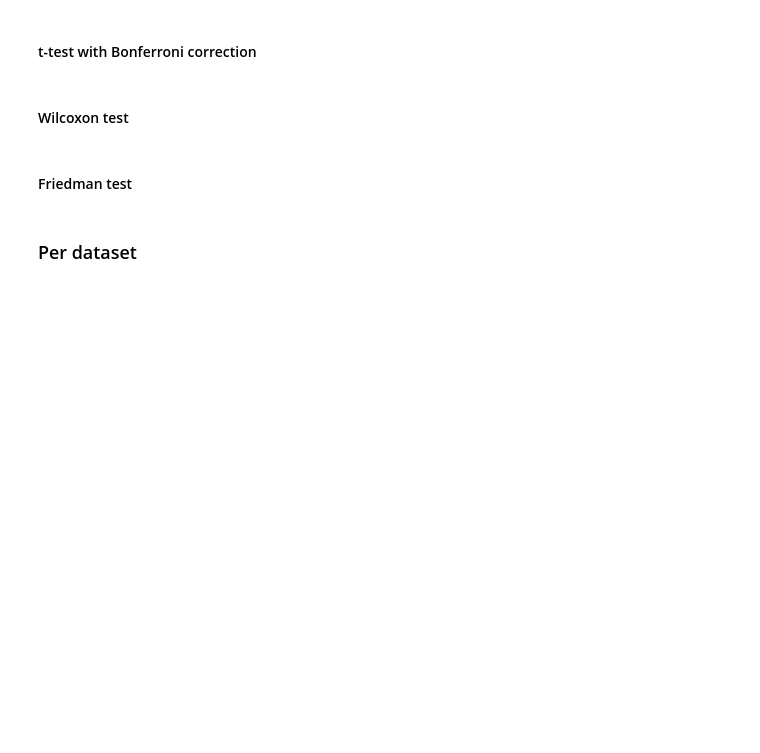
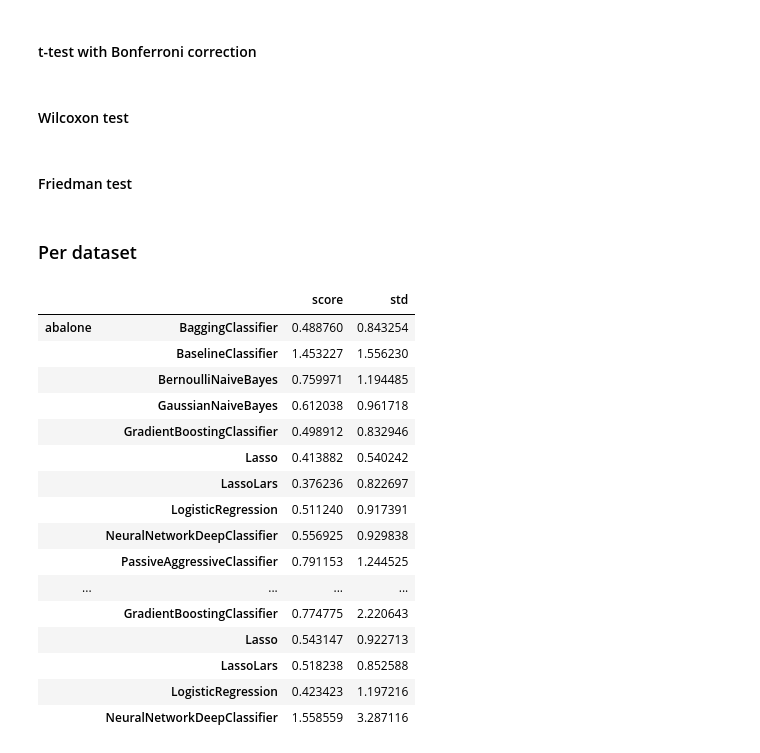
Before and after one commit to sktime/mlaut, a Jupyter notebook: Untitled.ipynb, the cells around one changed output. Saved outputs shown, nothing was run; the diff lists cells and outputs as text; code cells hidden in the pictures; blank space fills up the shorter version.

Commit message:
error per dataset notebook

```diff
--- a/Untitled.ipynb
+++ b/Untitled.ipynb
@@ -99,0 +63,20 @@ sp.posthoc_nemenyi(errors,val_col='values', group_col='groups')
+# %%
+error_per_dataset_df
+# %% [output]
+|  |  | score | std |
+| abalone | BaggingClassifier | 0.488760 | 0.843254 |
+|  | BaselineClassifier | 1.453227 | 1.556230 |
+|  | BernoulliNaiveBayes | 0.759971 | 1.194485 |
+|  | GaussianNaiveBayes | 0.612038 | 0.961718 |
+|  | GradientBoostingClassifier | 0.498912 | 0.832946 |
+|  | Lasso | 0.413882 | 0.540242 |
+|  | LassoLars | 0.376236 | 0.822697 |
+|  | LogisticRegression | 0.511240 | 0.917391 |
+|  | NeuralNetworkDeepClassifier | 0.556925 | 0.929838 |
+|  | PassiveAggressiveClassifier | 0.791153 | 1.244525 |
+| ... | ... | ... | ... |
+|  | GradientBoostingClassifier | 0.774775 | 2.220643 |
+|  | Lasso | 0.543147 | 0.922713 |
+|  | LassoLars | 0.518238 | 0.852588 |
+|  | LogisticRegression | 0.423423 | 1.197216 |
+|  | NeuralNetworkDeepClassifier | 1.558559 | 3.287116 |
```
Also changed, not shown: parts of 10 cells of this notebook.
